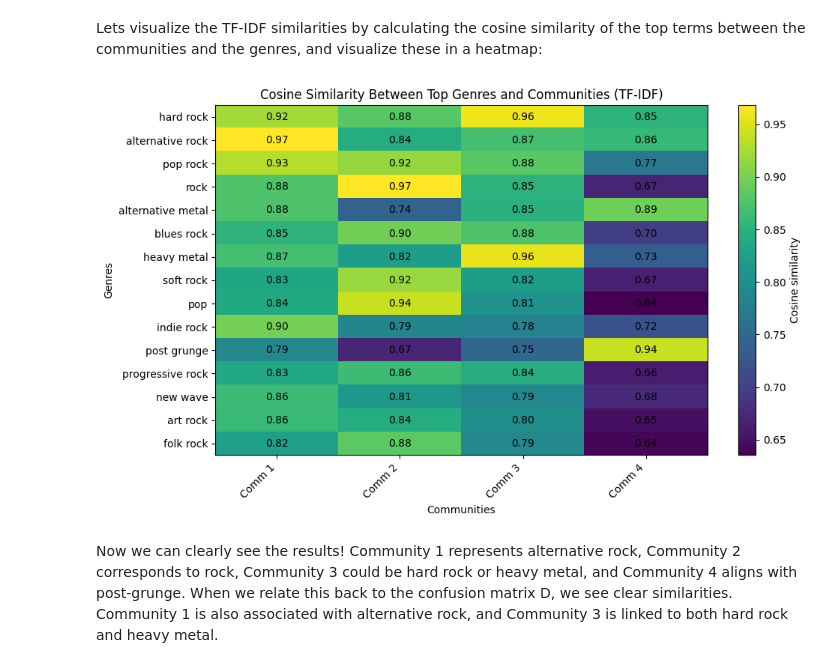
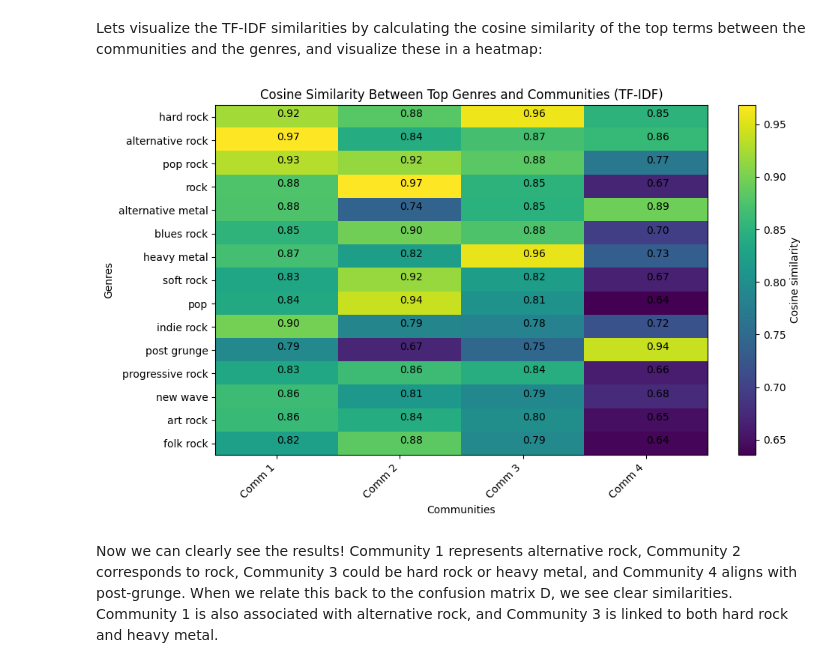
Before and after one commit to badumts78/Social-Graphs, a Jupyter notebook: Assignment2/Assignment2.ipynb, the cells around one changed output. Saved outputs shown, nothing was run; the diff lists cells and outputs as text; code cells hidden in the pictures.

```diff
--- a/Assignment2/Assignment2.ipynb
+++ b/Assignment2/Assignment2.ipynb
@@ -926,10 +889,6 @@ We can use TF-IDF to identify words that are specific to certain genres. we can
 Lets now apply TF-IDF to our own dataset. We luckily already have all the genres from last part of the assignment!
 # %%
 def clean_wikitext(raw_text: str) -> str:
-    """
-    Cleans a raw Wikipedia-style text string and returns a cleaned plain-text version.
-    Removes wikitext markup, URLs, citations, and stopwords.
-    """
     # We clean using the regex from the genre extraction function
     link_display_re = re.compile(r"\[\[[^|\]]+\|([^\]]+)\]\]")
     link_re = re.compile(r"\[\[([^\]]+)\]\]")
@@ -979,8 +938,6 @@ def clean_wikitext(raw_text: str) -> str:
 # %%
 # For our use however, we have to "invert" the genre extraction to map genres to artists
 # This will help us analyze which artists belong to which genres more easily
-from collections import defaultdict
-
 genre_to_artists = defaultdict(list)
 
 for artist, genres in genre_dict.items():
@@ -989,9 +946,3 @@ for artist, genres in genre_dict.items():
 
 # We can now sort genres by the number of associated artists
 sorted_genres = sorted(genre_to_artists.items(), key=lambda x: len(x[1]), reverse=True)
-
-inc = 0
-for genre, band in sorted_genres:
-    if inc < 7:
-        print(f"{genre}: {', '.join(band)}")
-        inc += 1
@@ -1100,34 +1043,32 @@ for bands in louv_comm:
     community_average = average_tfidf_for_group(bands)
     sorted_terms = sorted(zip(vocab, community_average), key=lambda x: x[1], reverse=True)
     averaged_community_tfidf.append(community_average)
-    top_10_terms = [term for term, value in sorted_terms[:15]]
+    top_10_terms = [term for term in sorted_terms[:15]]
 # %% [markdown]
 Lets visualize the TF-IDF similarities by calculating the cosine similarity of the top terms between the communities and the genres, and visualize these in a heatmap:
 # %%
 similarity_matrix = cosine_similarity(averaged_genres_tfidf[:15], averaged_community_tfidf)
 
 # Everything below this here is just for plotting the similarity matrix
 plt.figure(figsize=(10, 6))
 im = plt.imshow(similarity_matrix, cmap="viridis", aspect="auto")
 
 plt.colorbar(im, label="Cosine similarity")
 
-plt.xticks(ticks=np.arange(num_comms), labels=[f"Comm {i+1}" for i in range(num_comms)], rotation=45, ha="right")
+plt.xticks(ticks=np.arange(len(louv_comm)), labels=[f"Comm {i+1}" for i in range(len(louv_comm))], rotation=45, ha="right")
 plt.yticks(ticks=np.arange(len(averaged_genres_labels[:15])), labels=averaged_genres_labels[:15])
 
 for i in range(len(top_genres)):
-    for j in range(num_comms):
+    for j in range(len(louv_comm)):
         val = similarity_matrix[i, j]
-        plt.text(j, i, f"{val:.2f}",
-                 ha="center", va="center",
-                 color=("white" if val < 0.5 else "black"))
+        plt.text(j, i, f"{val:.2f}")
 
 plt.title("Cosine Similarity Between Top Genres and Communities (TF-IDF)")
 plt.xlabel("Communities")
 plt.ylabel("Genres")
 plt.tight_layout()
 plt.show()
 # %% [output]
-[figure, old version]
+[figure, new version]
 # %% [markdown]
 Now we can clearly see the results! Community 1 represents alternative rock, Community 2 corresponds to rock, Community 3 could be hard rock or heavy metal, and Community 4 aligns with post-grunge. When we relate this back to the confusion matrix D, we see clear similarities. Community 1 is also associated with alternative rock, and Community 3 is linked to both hard rock and heavy metal.
```
Also changed, not shown: parts of 13 cells of this notebook.
